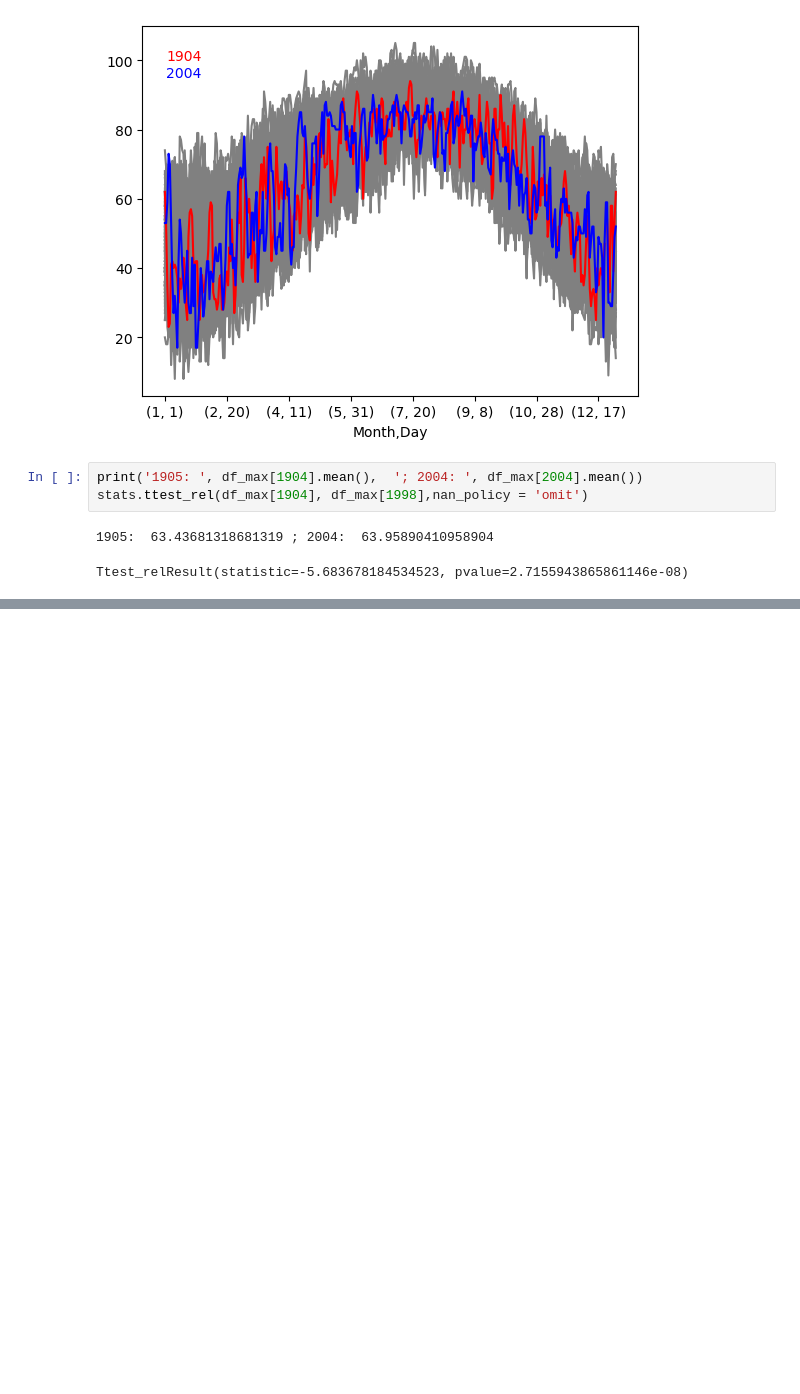
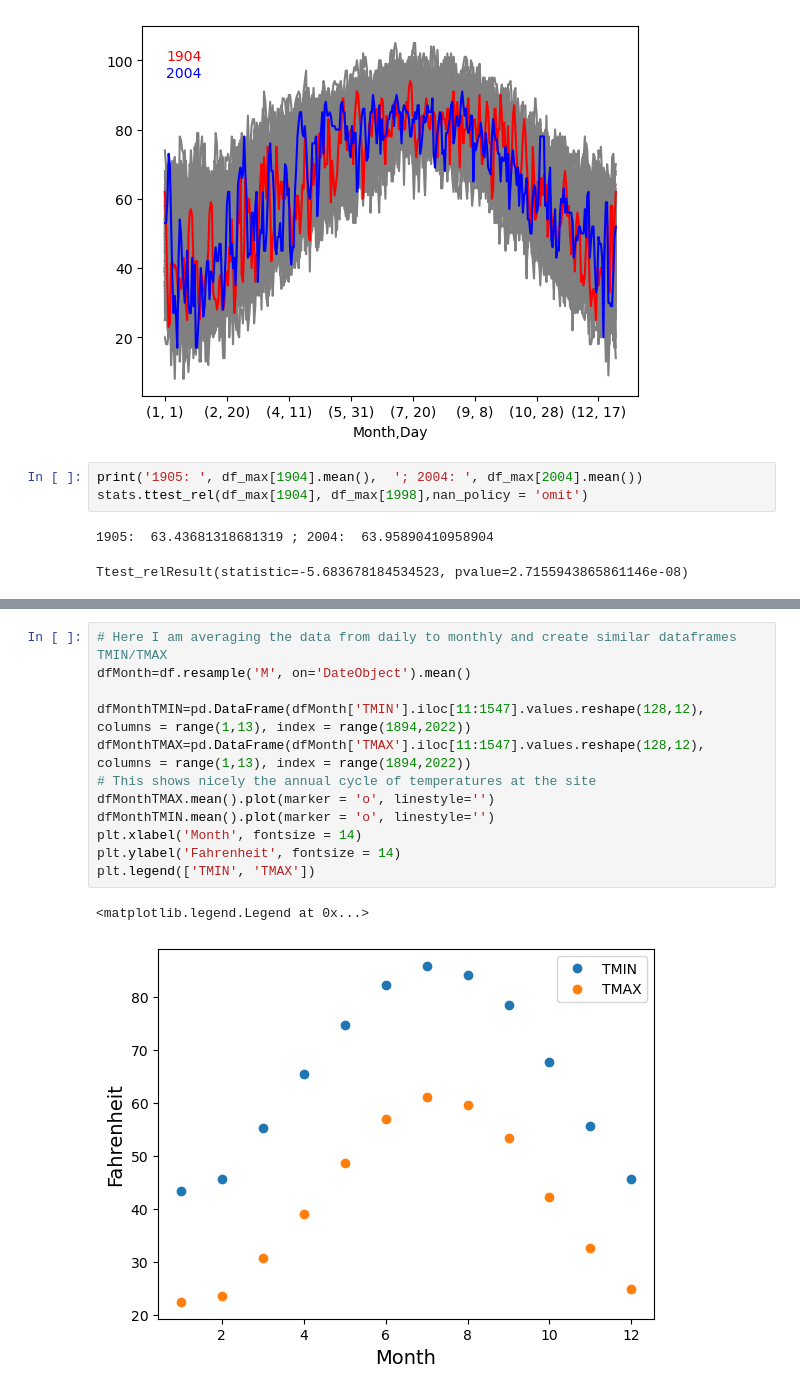
Before and after one commit to TobGerken/ISAT300, a Jupyter notebook: SemesterProject/DataPreparation.ipynb, the cells around one changed output, grey strips where cells are left out. Drawn from its saved outputs; the diff is of its cells as text; blank space fills up the shorter version.

```diff
--- a/SemesterProject/DataPreparation.ipynb
+++ b/SemesterProject/DataPreparation.ipynb
@@ -196,0 +243,15 @@ Name: 2000, Length: 365, dtype: float64
+# %%
+# Here I am averaging the data from daily to monthly and create similar dataframes TMIN/TMAX
+dfMonth=df.resample('M', on='DateObject').mean()
+
+dfMonthTMIN=pd.DataFrame(dfMonth['TMIN'].iloc[11:1547].values.reshape(128,12), columns = range(1,13), index = range(1894,2022))
+dfMonthTMAX=pd.DataFrame(dfMonth['TMAX'].iloc[11:1547].values.reshape(128,12), columns = range(1,13), index = range(1894,2022))
+# This shows nicely the annual cycle of temperatures at the site
+dfMonthTMAX.mean().plot(marker = 'o', linestyle='')
+dfMonthTMIN.mean().plot(marker = 'o', linestyle='')
+plt.xlabel('Month', fontsize = 14)
+plt.ylabel('Fahrenheit', fontsize = 14)
+plt.legend(['TMIN', 'TMAX'])
+# %% [output]
+<matplotlib.legend.Legend at 0x...>
+[figure, added]
```
Also changed, not shown: parts of 17 cells of this notebook.
